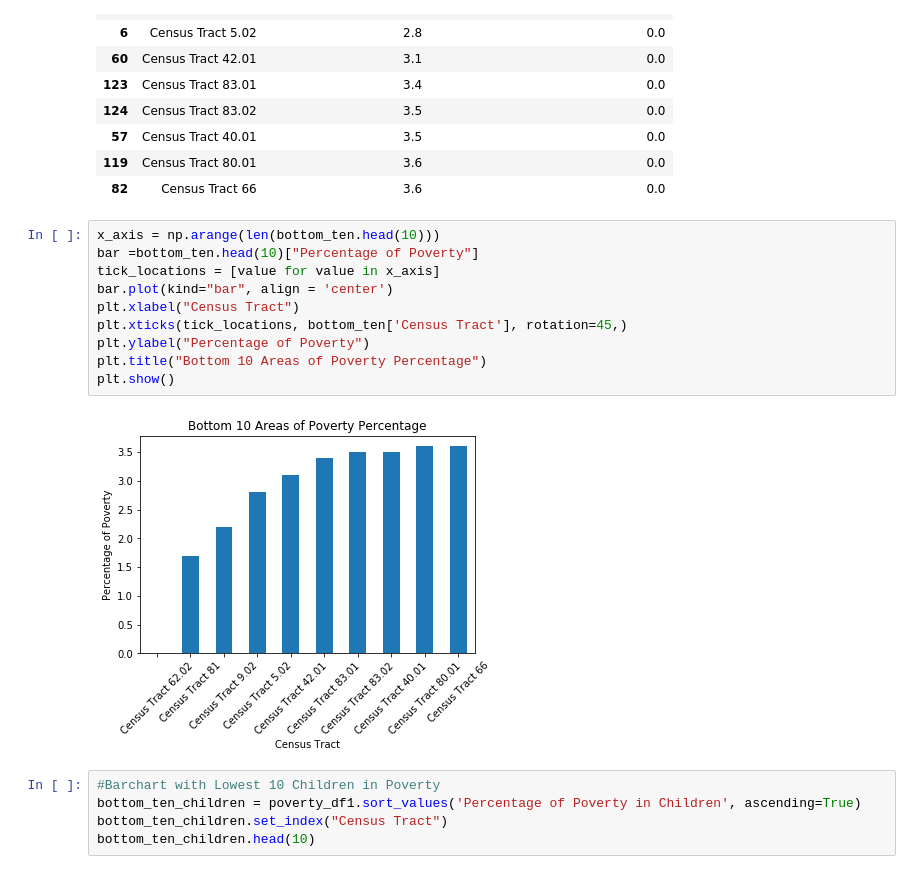
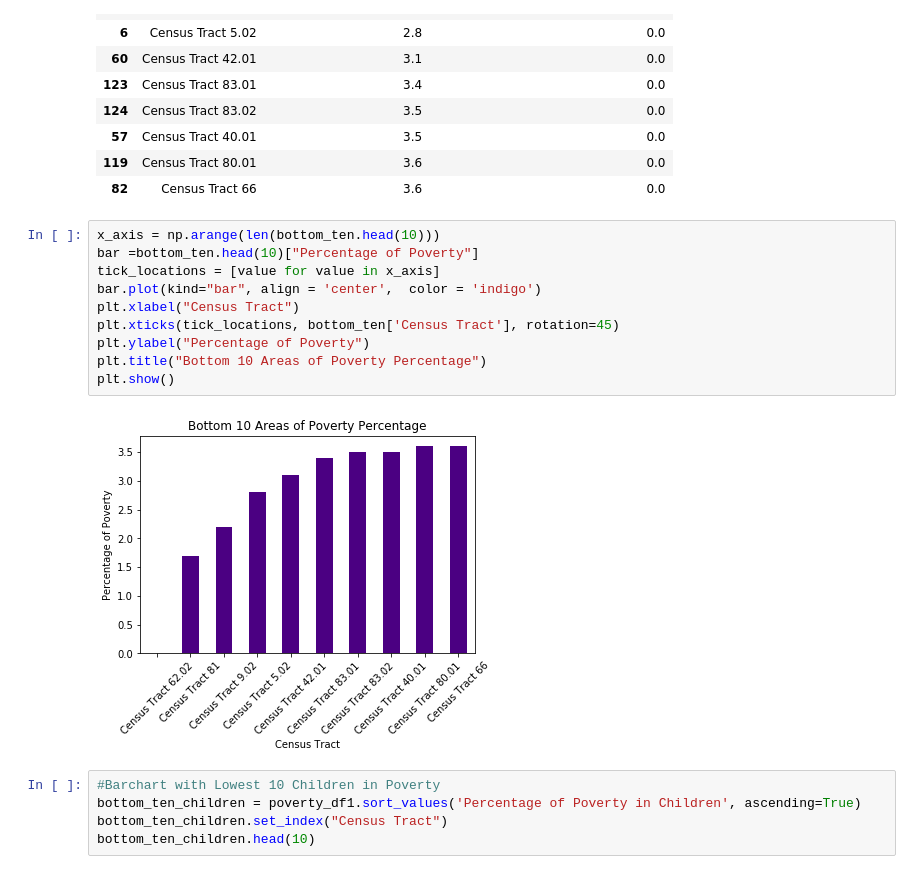
Before and after one commit to poojanagrecha/Crime-and-Poverty-WashingtonD.C, a Jupyter notebook: Poverty CSV Notebook/Poverty-Pooja.ipynb, the cells around one changed output. Saved outputs shown, nothing was run; the diff lists cells and outputs as text.

```diff
--- a/Poverty CSV Notebook/Poverty-Pooja.ipynb
+++ b/Poverty CSV Notebook/Poverty-Pooja.ipynb
@@ -178,15 +179,15 @@ bottom_ten.head(10)
 # %%
 x_axis = np.arange(len(bottom_ten.head(10)))
 bar =bottom_ten.head(10)["Percentage of Poverty"]
 tick_locations = [value for value in x_axis]
-bar.plot(kind="bar", align = 'center')
+bar.plot(kind="bar", align = 'center',  color = 'indigo')
 plt.xlabel("Census Tract")
-plt.xticks(tick_locations, bottom_ten['Census Tract'], rotation=45,)
+plt.xticks(tick_locations, bottom_ten['Census Tract'], rotation=45)
 plt.ylabel("Percentage of Poverty")
 plt.title("Bottom 10 Areas of Poverty Percentage")
 plt.show()
 # %% [output]
-[figure, old version]
+[figure, new version]
 # %%
 #Barchart with Lowest 10 Children in Poverty
 bottom_ten_children = poverty_df1.sort_values('Percentage of Poverty in Children', ascending=True)
```
Also changed, not shown: parts of 8 cells of this notebook.
